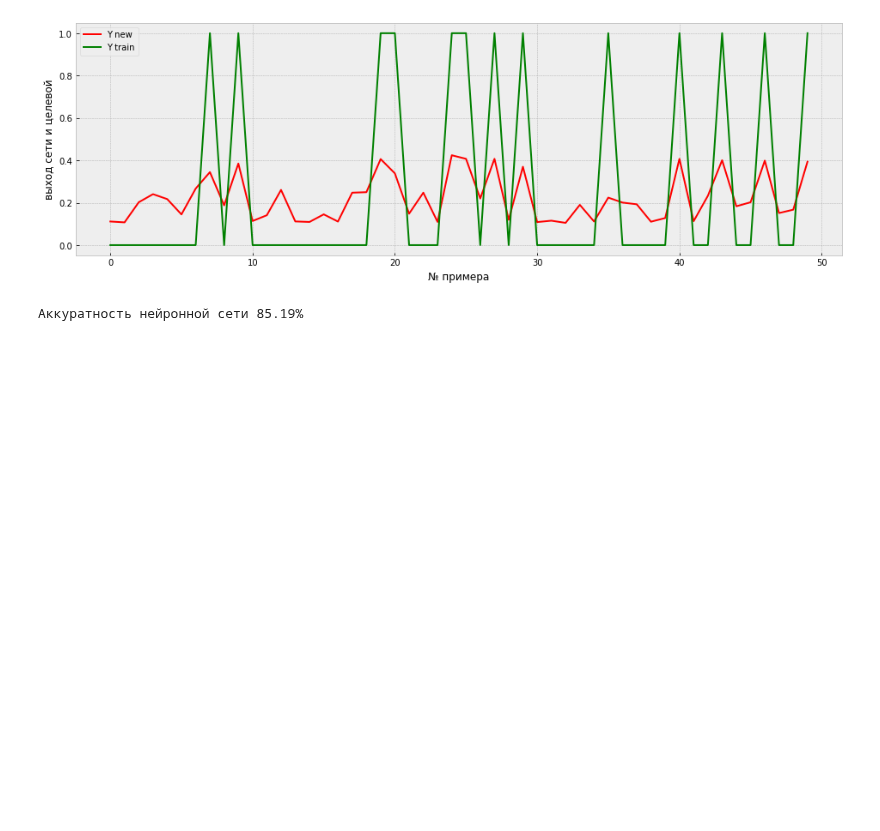
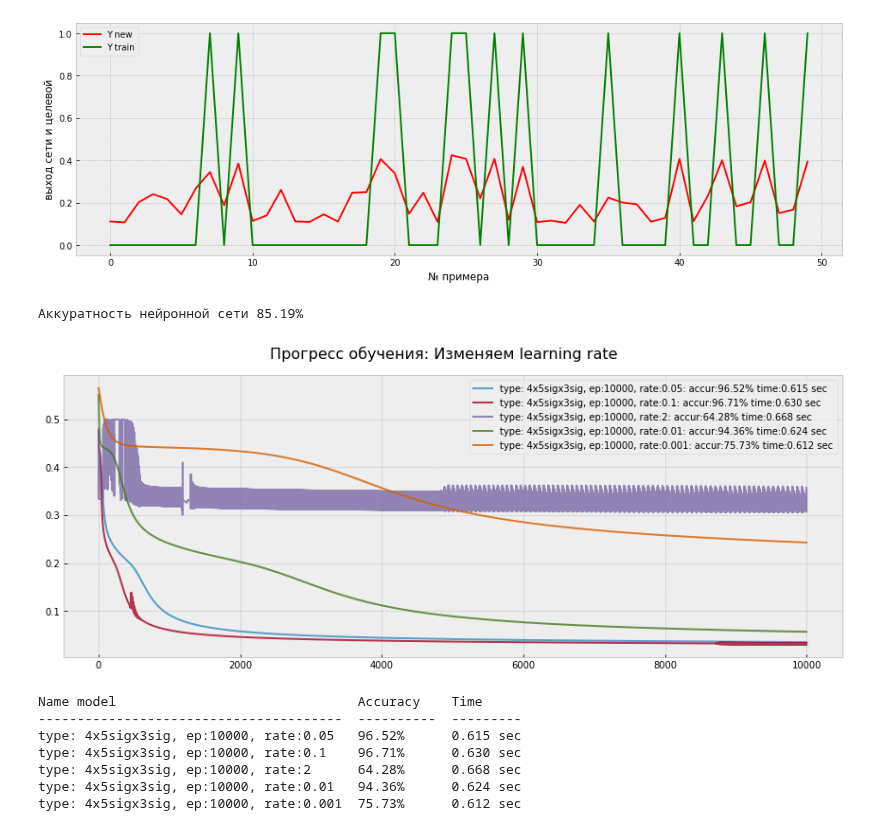
Before and after one commit to PapaCarloSap/AiLessonHomework, a Jupyter notebook: neural_network_intro/hw1/main.ipynb, the cells around one changed output. Cells and saved outputs as stored; diff of their text form; code cells hidden in the pictures; blank space fills up the shorter version.

```diff
--- a/neural_network_intro/hw1/main.ipynb
+++ b/neural_network_intro/hw1/main.ipynb
@@ -146,0 +147,2 @@ print("Аккуратность нейронной сети " + str(round(accura
+# %%
+learning_rate_fit_metric = MetricRegressionManager('Изменяем learning rate')
@@ -146,0 +466,11 @@ print("Аккуратность нейронной сети " + str(round(accura
+# %%
+learning_rate_fit_metric.show_report()
+# %% [output]
+[figure, added]
+Name model                               Accuracy    Time
+---------------------------------------  ----------  ---------
+type: 4x5sigx3sig, ep:10000, rate:0.05   96.52%      0.615 sec
+type: 4x5sigx3sig, ep:10000, rate:0.1    96.71%      0.630 sec
+type: 4x5sigx3sig, ep:10000, rate:2      64.28%      0.668 sec
+type: 4x5sigx3sig, ep:10000, rate:0.01   94.36%      0.624 sec
+type: 4x5sigx3sig, ep:10000, rate:0.001  75.73%      0.612 sec
```
Also changed, not shown: parts of 41 cells of this notebook, 6 other files.
